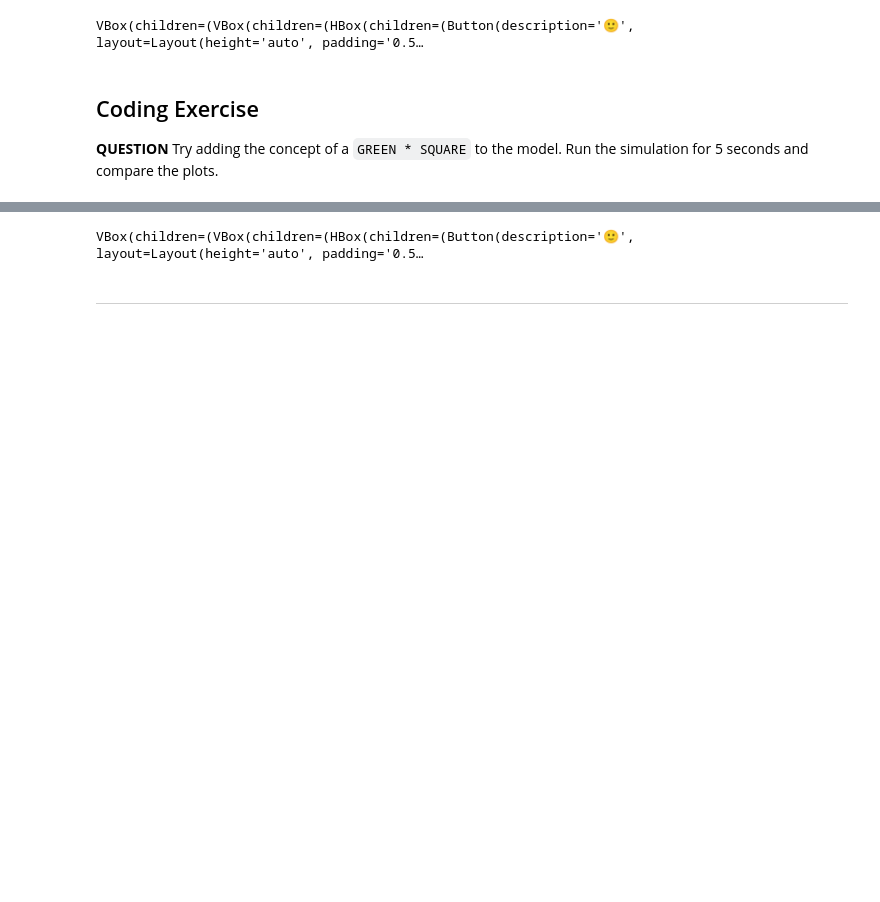
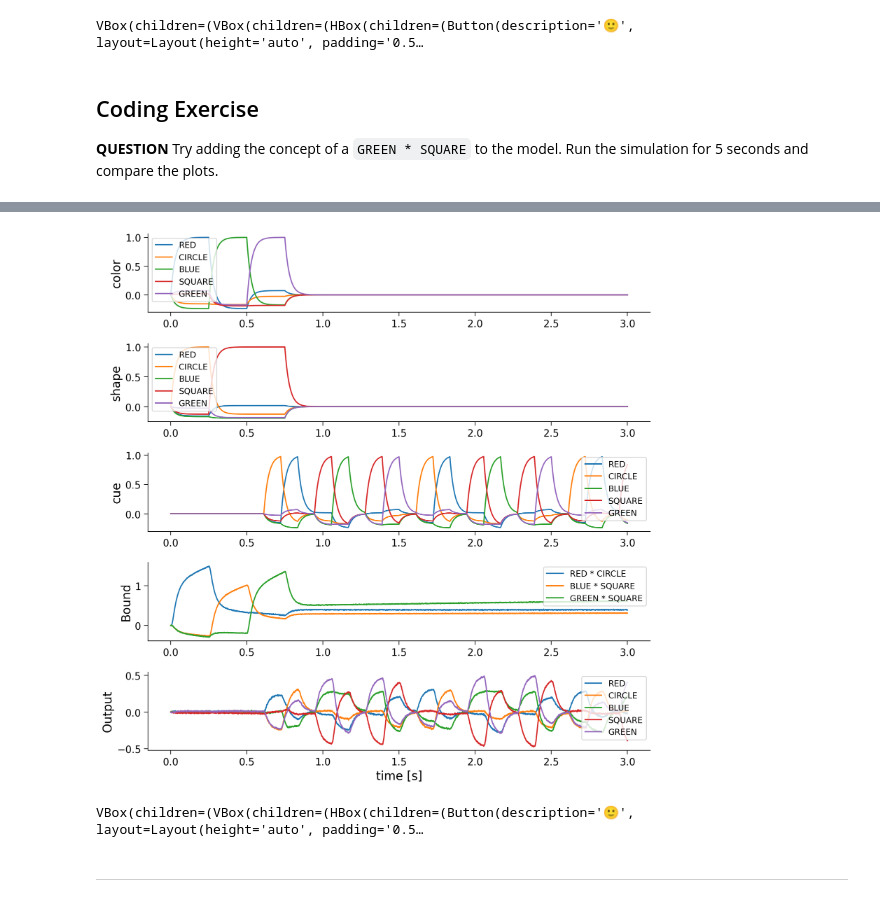
Before and after one commit to ValentinGuigon/Neuromatch_NeuroAI_tutorials, a Jupyter notebook: tutorials/W2D2_NeuroSymbolicMethods/student/W2D2_Tutorial3.ipynb, the cells around one changed output, grey strips where cells are left out. Drawn from its saved outputs; the diff is of its cells as text; code cells hidden in the pictures; blank space fills up the shorter version.

```diff
--- a/tutorials/W2D2_NeuroSymbolicMethods/student/W2D2_Tutorial3.ipynb
+++ b/tutorials/W2D2_NeuroSymbolicMethods/student/W2D2_Tutorial3.ipynb
@@ -449,0 +448,87 @@ VBox(children=(VBox(children=(HBox(children=(Button(description='🙂', layout=L
+# %%
+def color_input(t):
+    if t < 0.25:
+        return "RED"
+    elif t < 0.5:
+        return "BLUE"
+    elif t < 0.75:
+        return "GREEN"
+    else:
+        return "0"
+
+
+def shape_input(t):
+    if t < 0.25:
+        return "CIRCLE"
+    elif t < 0.5:
+        return "SQUARE"
+    elif t < 0.75:
+        return "SQUARE"
+    else:
+        return "0"
+
+
+def cue_input(t):
+    if t < 0.5:
+        return "0"
+    sequence = ["0", "CIRCLE", "RED", "0", "SQUARE", "BLUE", "0", "SQUARE", "GREEN"]
+    idx = int(((t - 0.5) // (1.0 / len(sequence))) % len(sequence))
+    return sequence[idx]
+
+# Number of dimensions for the Semantic Pointers
+dimensions = 32
+
+model = spa.Network(label="Simple question answering", seed=seed)
+
+with model:
+    color_in = spa.Transcode(color_input, output_vocab=dimensions)
+    shape_in = spa.Transcode(shape_input, output_vocab=dimensions)
+    bound = spa.State(dimensions, subdimensions=4, feedback=1.0, feedback_synapse=0.4) # conv
+    cue = spa.Transcode(cue_input, output_vocab=dimensions)
+    out = spa.State(dimensions)
+
+    # Connect the buffers
+    color_in * shape_in >> bound
+    bound * ~cue >> out
+
+with model:
+    model.config[nengo.Probe].synapse = nengo.Lowpass(0.03)
+    p_color_in = nengo.Probe(color_in.output)
+    p_shape_in = nengo.Probe(shape_in.output)
+    p_cue = nengo.Probe(cue.output)
+    p_bound = nengo.Probe(bound.output)
+    p_out = nengo.Probe(out.output)
+
+with nengo.Simulator(model) as sim:
+    sim.run(3.0)
+
+plt.figure(figsize=(10, 10))
+vocab = model.vocabs[dimensions]
+
+plt.subplot(5, 1, 1)
+plt.plot(sim.trange(), spa.similarity(sim.data[p_color_in], vocab))
+plt.legend(vocab.keys(), fontsize="x-small")
+plt.ylabel("color")
+
+plt.subplot(5, 1, 2)
+plt.plot(sim.trange(), spa.similarity(sim.data[p_shape_in], vocab))
+plt.legend(vocab.keys(), fontsize="x-small")
+plt.ylabel("shape")
+
+plt.subplot(5, 1, 3)
+plt.plot(sim.trange(), spa.similarity(sim.data[p_cue], vocab))
+plt.legend(vocab.keys(), fontsize="x-small")
+plt.ylabel("cue")
+
+plt.subplot(5, 1, 4)
+for pointer in ["RED * CIRCLE", "BLUE * SQUARE", "GREEN * SQUARE"]:
+    plt.plot(sim.trange(), vocab.parse(pointer).dot(sim.data[p_bound].T), label=pointer)
+plt.legend(fontsize="x-small")
+plt.ylabel("Bound")
+
+plt.subplot(5, 1, 5)
+plt.plot(sim.trange(), spa.similarity(sim.data[p_out], vocab))
+plt.legend(vocab.keys(), fontsize="x-small")
+plt.ylabel("Output")
+plt.xlabel("time [s]")
+# %% [output]
@@ -450,3 +538,4 @@ VBox(children=(VBox(children=(HBox(children=(Button(description='🙂', layout=L
+[figure, added]
 # %%
 # @title Submit your feedback
 content_review(f"{feedback_prefix}_green_square_coding")
```
Also changed, not shown: parts of 2 cells of this notebook.
